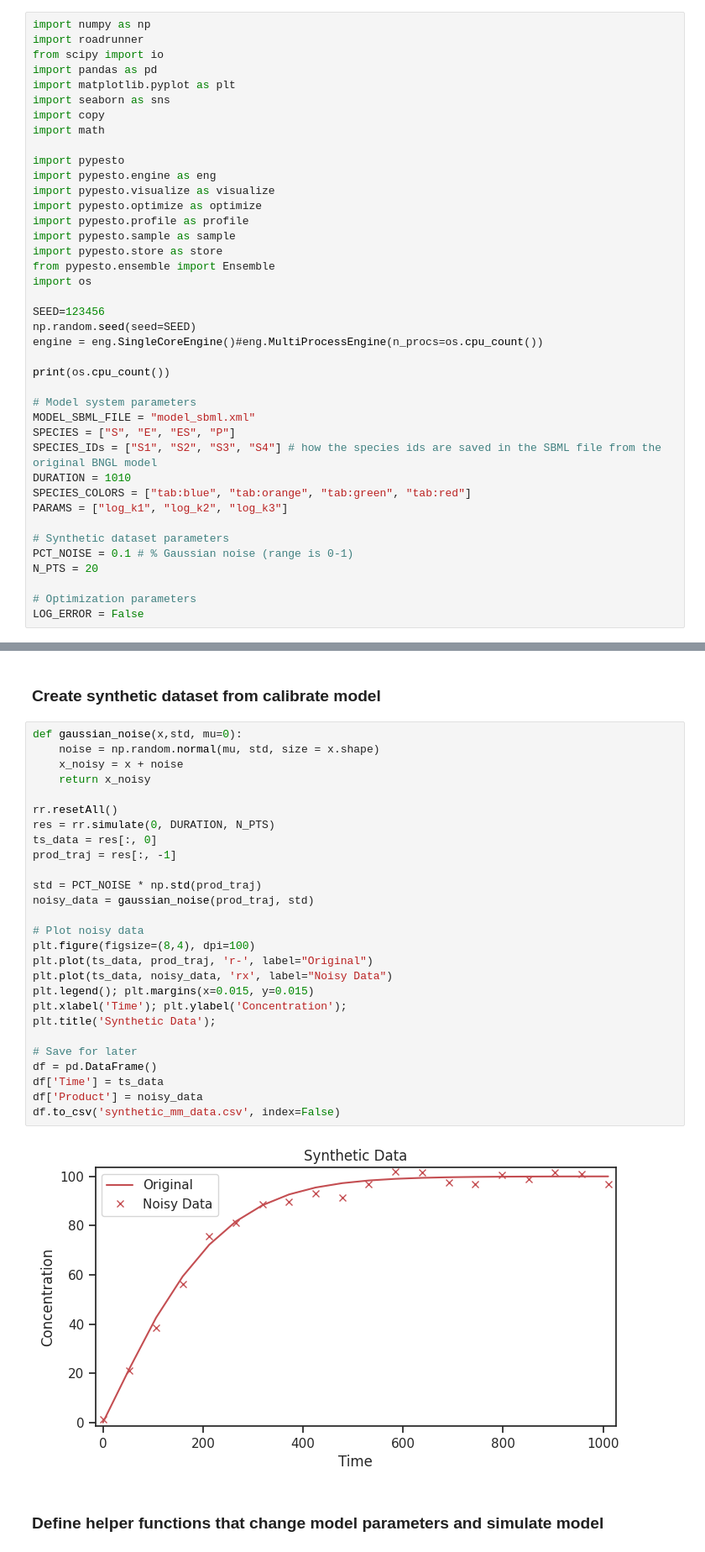
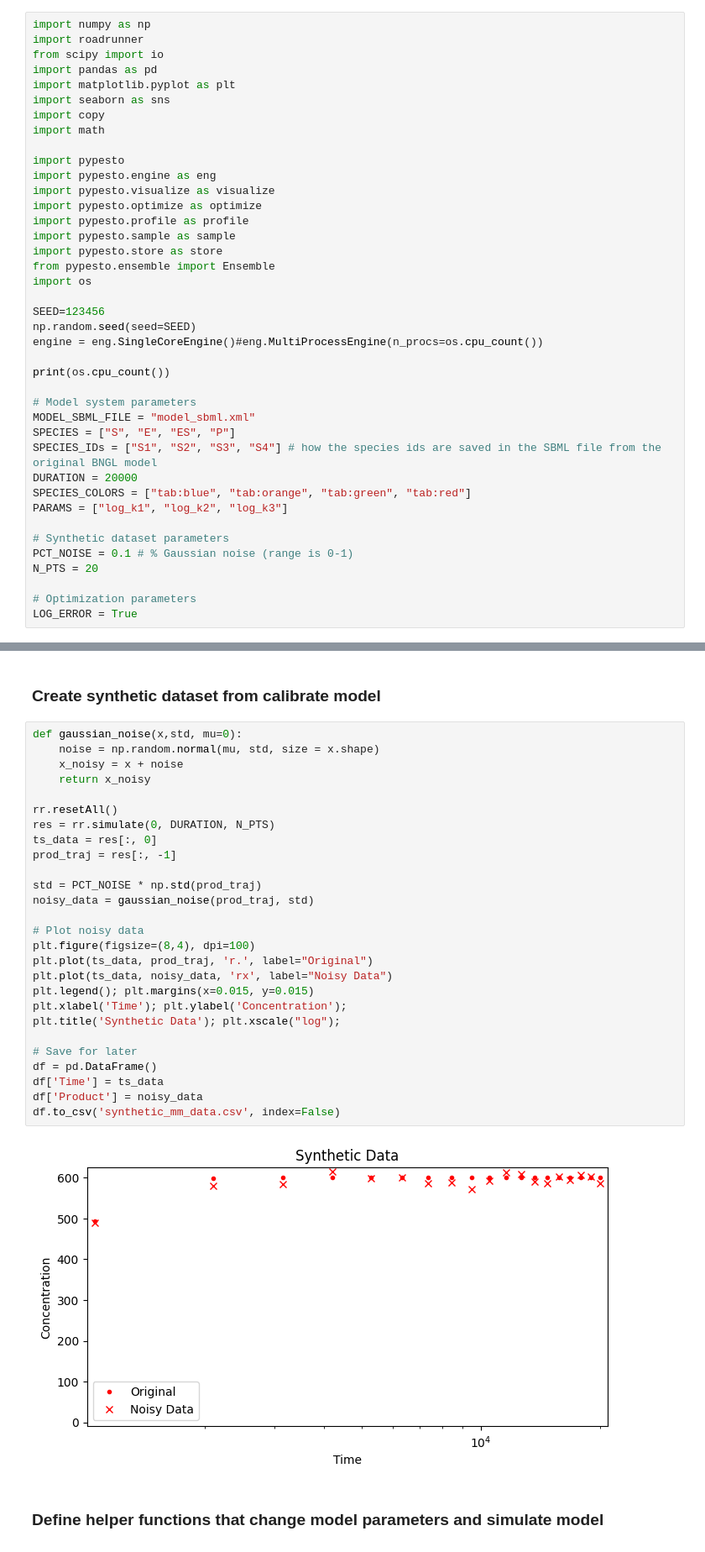
Before and after one commit to LarkinIt/ModelCalibrationExamples, a Jupyter notebook: Michaelis-Menten/mm_example.ipynb, the cells around one changed output, grey strips where cells are left out. Shown at 84% size. Drawn from its saved outputs; the diff is of its cells as text.

Commit message:
MM experimental data closer to that of Gupta et al

```diff
--- a/Michaelis-Menten/mm_example.ipynb
+++ b/Michaelis-Menten/mm_example.ipynb
@@ -49,7 +49,7 @@ print(os.cpu_count())
 MODEL_SBML_FILE = "model_sbml.xml"
 SPECIES = ["S", "E", "ES", "P"]
 SPECIES_IDs = ["S1", "S2", "S3", "S4"] # how the species ids are saved in the SBML file from the original BNGL model
-DURATION = 1010
+DURATION = 20000
 SPECIES_COLORS = ["tab:blue", "tab:orange", "tab:green", "tab:red"]
 PARAMS = ["log_k1", "log_k2", "log_k3"]
 
@@ -58,7 +58,7 @@ PCT_NOISE = 0.1 # % Gaussian noise (range is 0-1)
 N_PTS = 20
 
 # Optimization parameters
-LOG_ERROR = False
+LOG_ERROR = True
 # %% [output]
 8
 # %% [markdown]
@@ -88,32 +88,32 @@ plt.title(title);
 # %%
 def gaussian_noise(x,std, mu=0):
     noise = np.random.normal(mu, std, size = x.shape)
     x_noisy = x + noise
     return x_noisy
 
 rr.resetAll()
 res = rr.simulate(0, DURATION, N_PTS)
 ts_data = res[:, 0]
 prod_traj = res[:, -1]
 
 std = PCT_NOISE * np.std(prod_traj)
 noisy_data = gaussian_noise(prod_traj, std)
 
 # Plot noisy data
 plt.figure(figsize=(8,4), dpi=100)
-plt.plot(ts_data, prod_traj, 'r-', label="Original")
+plt.plot(ts_data, prod_traj, 'r.', label="Original")
 plt.plot(ts_data, noisy_data, 'rx', label="Noisy Data")
 plt.legend(); plt.margins(x=0.015, y=0.015)
 plt.xlabel('Time'); plt.ylabel('Concentration');
-plt.title('Synthetic Data');
+plt.title('Synthetic Data'); plt.xscale("log");
 
 # Save for later
 df = pd.DataFrame()
 df['Time'] = ts_data
 df['Product'] = noisy_data
 df.to_csv('synthetic_mm_data.csv', index=False)
 # %% [output]
-[figure, old version]
+[figure, new version]
 # %% [markdown]
 ### Define helper functions that change model parameters and simulate model
 # %%
```
Also changed, not shown: parts of 18 cells of this notebook, 2 other files.
